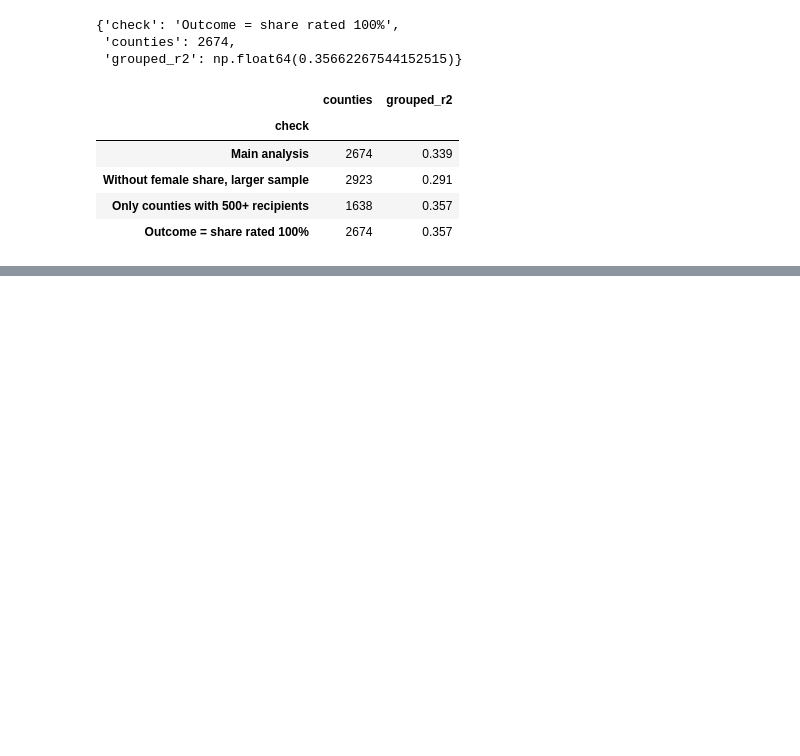
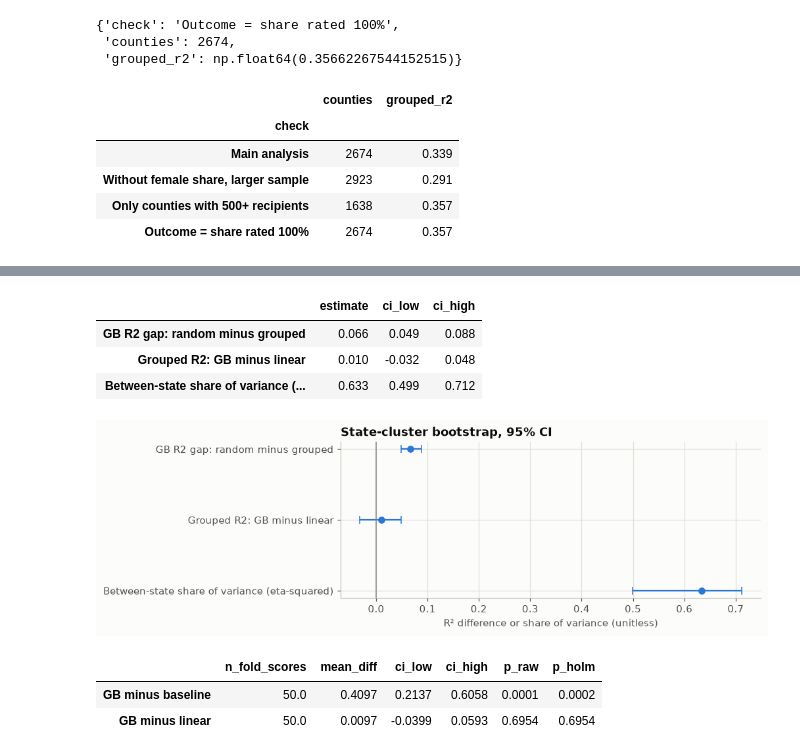
Before and after one commit to abdurrahmanse/research-projects, a Jupyter notebook: 02-va-disability-county-severity/notebooks/va_disability_county_severity.ipynb, the cells around one changed output, grey strips where cells are left out. Cells and saved outputs as stored; diff of their text form; code cells hidden in the pictures; blank space fills up the shorter version.

```diff
--- a/02-va-disability-county-severity/notebooks/va_disability_county_severity.ipynb
+++ b/02-va-disability-county-severity/notebooks/va_disability_county_severity.ipynb
@@ -679,0 +718,6 @@ numpy 2.4.6 | pandas 3.0.5 | scipy 1.18.0 | scikit-learn 1.9.0 | matplotlib 3.11
+# %%
+OOF = {(s, m): np.array([oof_predict(MODELS[m], FOLDS[s][r]) for r in range(N_REPEATS)])
+       for s in FOLDS for m in MODELS}
+oof_table = pd.DataFrame({f"{s}|{m}|rep{r}": P[r] for (s, m), P in OOF.items() for r in range(N_REPEATS)}, index=main.fips)
+oof_table.round(4).to_csv(RESULTS / "table_10_oof_predictions.csv")
+print({k: v.shape for k, v in list(OOF.items())[:2]}, "| saved columns:", oof_table.shape[1])
@@ -679,0 +752,70 @@ numpy 2.4.6 | pandas 3.0.5 | scipy 1.18.0 | scikit-learn 1.9.0 | matplotlib 3.11
+# %%
+states = np.unique(state_all)
+rows_of = {s: np.flatnonzero(state_all == s) for s in states}
+rng = np.random.default_rng(SEED)
+boot = [rng.choice(states, len(states)) for _ in range(N_BOOT)]
+KEYS = [("Random folds", "Gradient boosting"), ("State-grouped folds", "Gradient boosting"),
+        ("State-grouped folds", "Linear regression")]
+
+def pooled_r2(P, rows):
+    y = y_all[rows]
+    return np.mean([1 - ((y - p[rows]) ** 2).sum() / ((y - y.mean()) ** 2).sum() for p in P])
+
+def three_numbers(draw):
+    rows = np.concatenate([rows_of[s] for s in draw])
+    label = np.repeat(np.arange(len(draw)), [len(rows_of[s]) for s in draw])
+    y = y_all[rows]
+    n_k, sum_k = np.bincount(label), np.bincount(label, y)
+    eta2 = (n_k * (sum_k / n_k - y.mean()) ** 2).sum() / ((y - y.mean()) ** 2).sum()
+    gb_rand, gb_grp, lin_grp = (pooled_r2(OOF[k], rows) for k in KEYS)
+    return [gb_rand - gb_grp, gb_grp - lin_grp, eta2]
+# %%
+point = three_numbers(states)
+draws = np.array([three_numbers(d) for d in boot])
+boot_table = pd.DataFrame({"estimate": point, "ci_low": np.percentile(draws, 2.5, axis=0),
+                           "ci_high": np.percentile(draws, 97.5, axis=0)},
+                          index=["GB R2 gap: random minus grouped", "Grouped R2: GB minus linear",
+                                 "Between-state share of variance (eta-squared)"])
+boot_table.round(3).to_csv(RESULTS / "table_11_bootstrap_ci.csv")
+boot_table.round(3)
+# %% [output]
+|  | estimate | ci_low | ci_high |
+| GB R2 gap: random minus grouped | 0.066 | 0.049 | 0.088 |
+| Grouped R2: GB minus linear | 0.010 | -0.032 | 0.048 |
+| Between-state share of variance (... | 0.633 | 0.499 | 0.712 |
+# %%
+fig, ax = plt.subplots(figsize=(7.5, 2.8))
+ypos = np.arange(len(boot_table))[::-1]
+err = [boot_table.estimate - boot_table.ci_low, boot_table.ci_high - boot_table.estimate]
+ax.errorbar(boot_table.estimate, ypos, xerr=err, fmt="o", color=BLUE, capsize=4)
+ax.axvline(0, color=GREY, linewidth=1)
+ax.set_yticks(ypos, boot_table.index)
+ax.set(title="State-cluster bootstrap, 95% CI", xlabel="R² difference or share of variance (unitless)")
+fig.savefig(RESULTS / "fig_05_bootstrap_ci.png", dpi=150, bbox_inches="tight")
+plt.show()
+# %% [output]
+[figure, added]
+# %%
+def fold_r2(model):
+    P = OOF[("State-grouped folds", model)]
+    return np.array([r2_score(y_all[t], P[r][t]) for r in range(N_REPEATS) for t in FOLDS["State-grouped folds"][r]])
+
+def nb_test(a, b):
+    d = a - b
+    n, se = len(d), np.sqrt((1 / len(d) + 1 / (N_FOLDS - 1)) * d.var(ddof=1))
+    p = 2 * stats.t.sf(abs(d.mean() / se), df=n - 1)
+    half = stats.t.ppf(0.975, n - 1) * se
+    return {"n_fold_scores": n, "mean_diff": d.mean(), "ci_low": d.mean() - half, "ci_high": d.mean() + half, "p_raw": p}
+
+fs = {m: fold_r2(m) for m in MODELS}
+nb = pd.DataFrame({"GB minus baseline": nb_test(fs["Gradient boosting"], fs["Overall average (baseline)"]),
+                   "GB minus linear": nb_test(fs["Gradient boosting"], fs["Linear regression"])}).T
+p = nb.p_raw.values
+holm = np.minimum(1, np.maximum.accumulate((len(p) - np.arange(len(p))) * np.sort(p)))
+nb["p_holm"] = holm[np.argsort(np.argsort(p))]
+nb.round(4).to_csv(RESULTS / "table_12_nadeau_bengio.csv")
+nb.round(4)
+# %% [output]
+|  | n_fold_scores | mean_diff | ci_low | ci_high | p_raw | p_holm |
+| GB minus baseline | 50.0 | 0.4097 | 0.2137 | 0.6058 | 0.0001 | 0.0002 |
+| GB minus linear | 50.0 | 0.0097 | -0.0399 | 0.0593 | 0.6954 | 0.6954 |
```
Also changed, not shown: parts of 67 cells of this notebook, 21 other files.
